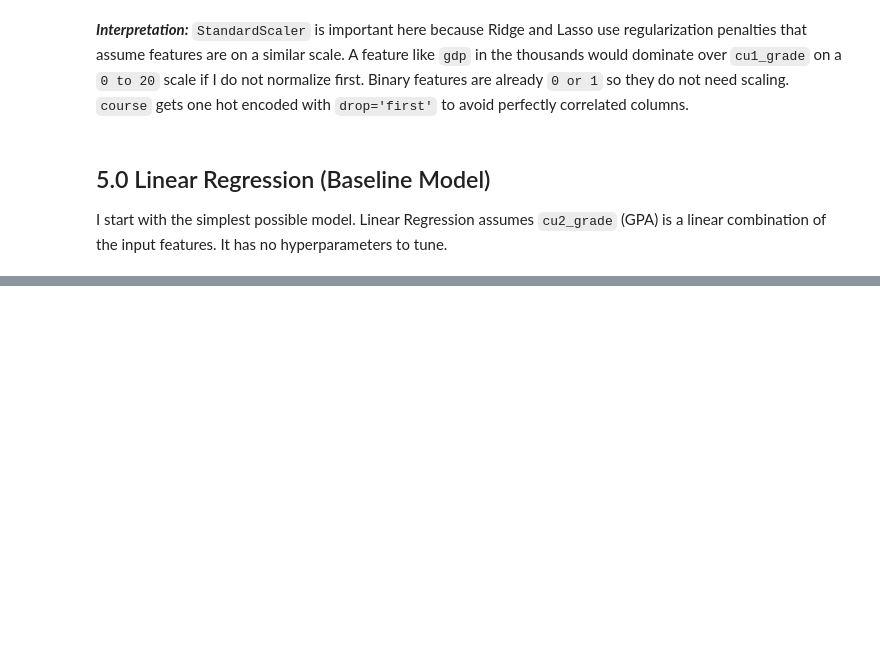
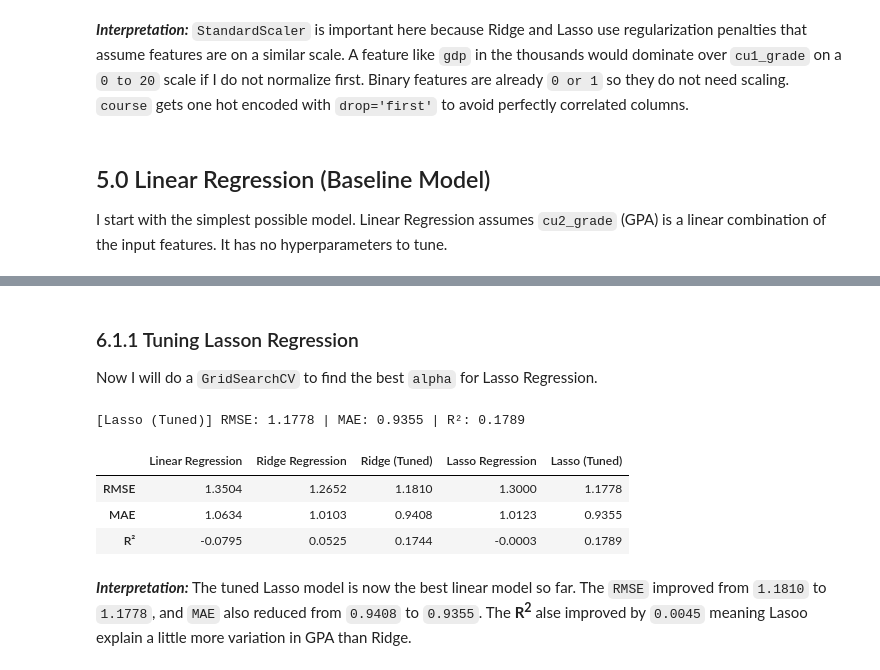
Before and after one commit to weslylaboy/student-outcome-predictor, a Jupyter notebook: notebooks/04_regression_model.ipynb, the cells around one changed output, grey strips where cells are left out. Cells and saved outputs as stored; diff of their text form; code cells hidden in the pictures; blank space fills up the shorter version.

Commit message:
Adds Ridge and Lasso Regression.Refactor `evaluate_regression_model` to simplify pipeline, update notebook outputs, and remove unused imports.

```diff
--- a/notebooks/04_regression_model.ipynb
+++ b/notebooks/04_regression_model.ipynb
@@ -420,0 +377,11 @@ print(results)
+# %%
+ridge_pipe = Pipeline([
+    ('preprocessor', preprocessor),
+    ('model', Ridge())
+])
+
+ridge_model = ridge_pipe.fit(X_train, y_train)
+
+y_pred_ridge = evaluate_regression_model('Ridge Regression', ridge_model, X_test, y_test, results)
+
+pd.DataFrame(results)
@@ -420,0 +435,11 @@ print(results)
+# %%
+lasso_pipe = Pipeline([
+    ('preprocessor', preprocessor),
+    ('model', Lasso())
+])
+
+lasso_model = lasso_pipe.fit(X_train, y_train)
+
+y_pred_lasso = evaluate_regression_model('Lasso Regression', lasso_model, X_test, y_test, results)
+
+pd.DataFrame(results)
@@ -420,0 +454,32 @@ print(results)
+# %% [markdown]
+### 6.1.1 Tuning Lasson Regression
+
+Now I will do a `GridSearchCV` to find the best `alpha` for Lasso Regression.
+# %%
+lasso_param_grid = {
+    'model__alpha': [0.0001, 0.001, 0.01, 0.05, 0.1, 0.5, 1.0]
+}
+
+lasso_search = GridSearchCV(
+    lasso_pipe,
+    param_grid=lasso_param_grid,
+    scoring='neg_root_mean_squared_error',
+    cv=5,
+    n_jobs=-1
+)
+
+lasso_grid_model = lasso_search.fit(X_train, y_train)
+
+lasso_best = lasso_search.best_estimator_
+
+y_pred_grid_lasso = evaluate_regression_model('Lasso (Tuned)', lasso_best, X_test, y_test, results)
+
+pd.DataFrame(results)
+# %% [output]
+[Lasso (Tuned)] RMSE: 1.1778 | MAE: 0.9355 | R²: 0.1789
+|  | Linear Regression | Ridge Regression | Ridge (Tuned) | Lasso Regression | Lasso (Tuned) |
+| RMSE | 1.3504 | 1.2652 | 1.1810 | 1.3000 | 1.1778 |
+| MAE | 1.0634 | 1.0103 | 0.9408 | 1.0123 | 0.9355 |
+| R² | -0.0795 | 0.0525 | 0.1744 | -0.0003 | 0.1789 |
+# %% [markdown]
+***Interpretation:*** The tuned Lasso model is now the best linear model so far. The `RMSE` improved from `1.1810` to `1.1778`, and `MAE` also reduced from `0.9408` to `0.9355`. The **R<sup>2</sup>** alse improved by `0.0045` meaning Lasoo explain a little more variation in GPA than Ridge.
```
Also changed, not shown: parts of 18 cells of this notebook, 1 other file.
